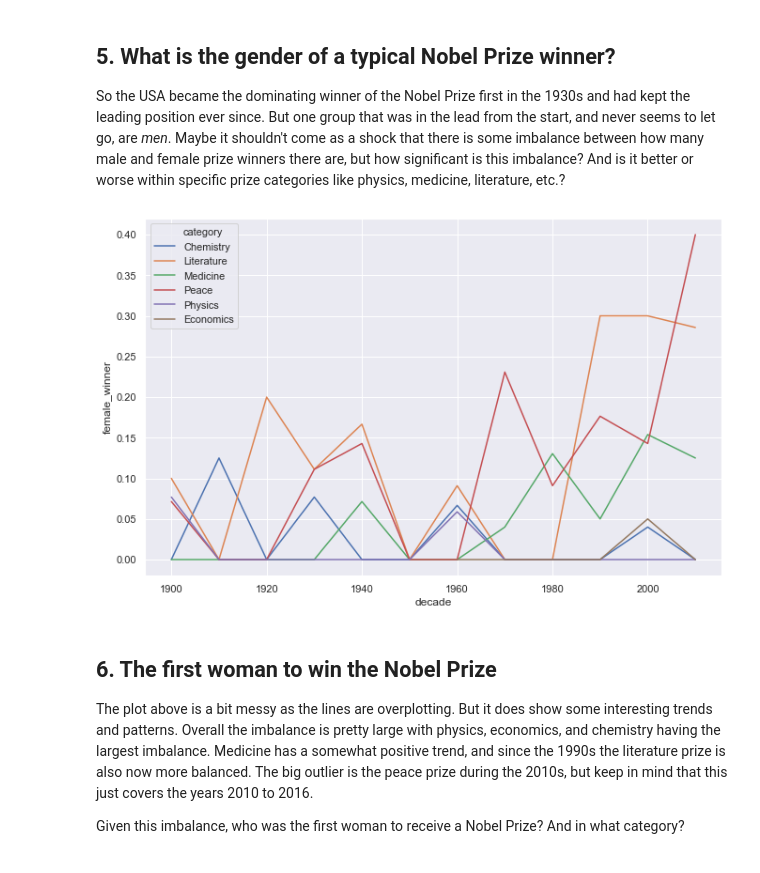
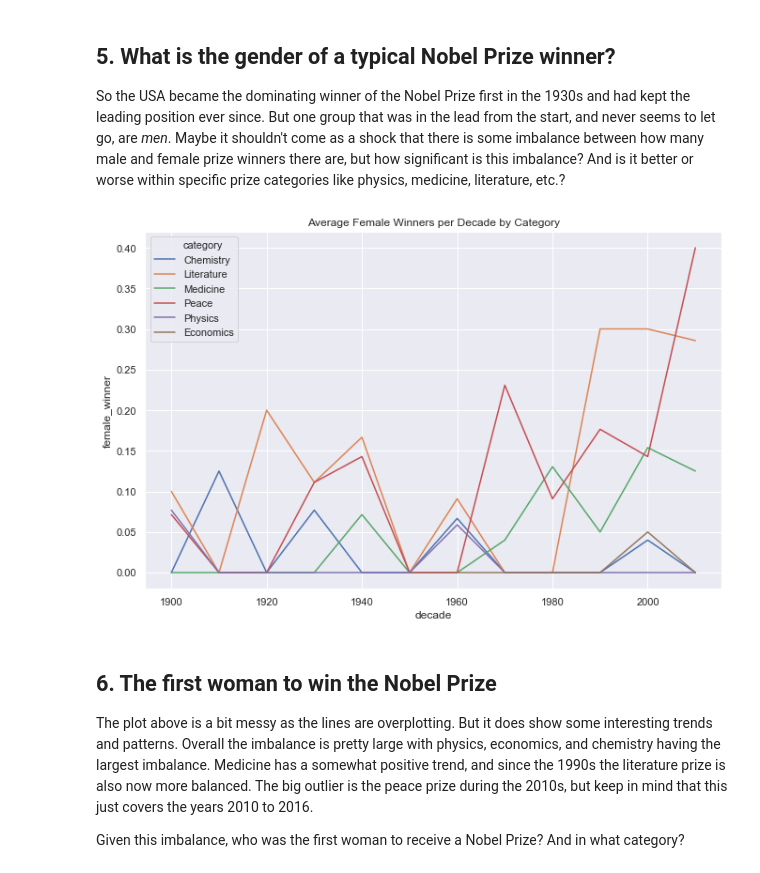
Before and after one commit to ashkmason/datacamp.projects, a Jupyter notebook: a_visual_history_of_nobel_prize_winners/notebook.ipynb, the cells around one changed output. Drawn from its saved outputs; the diff is of its cells as text; code cells hidden in the pictures.

```diff
--- a/a_visual_history_of_nobel_prize_winners/notebook.ipynb
+++ b/a_visual_history_of_nobel_prize_winners/notebook.ipynb
@@ -102,12 +103,12 @@ ax.yaxis.set_major_formatter(PercentFormatter())
 # %%
 # Calculating the proportion of female laureates per decade
 nobel['female_winner'] = nobel["sex"] == "Female"
 prop_female_winners = nobel.groupby(["decade", "category"], as_index=False)["female_winner"].mean()
 
 # Plotting USA born winners with % winners on the y-axis
-ax = sns.lineplot(x="decade", y="female_winner", hue="category", data=prop_female_winners)
+ax = sns.lineplot(x="decade", y="female_winner", hue="category", data=prop_female_winners).set_title('Average Female Winners per Decade by Category')
 # %% [output]
-[figure, old version]
+[figure, new version]
 # %% [markdown]
 ## 6. The first woman to win the Nobel Prize
 <p>The plot above is a bit messy as the lines are overplotting. But it does show some interesting trends and patterns. Overall the imbalance is pretty large with physics, economics, and chemistry having the largest imbalance. Medicine has a somewhat positive trend, and since the 1990s the literature prize is also now more balanced. The big outlier is the peace prize during the 2010s, but keep in mind that this just covers the years 2010 to 2016.</p>
```
Also changed, not shown: parts of 5 cells of this notebook, 1 other file.
